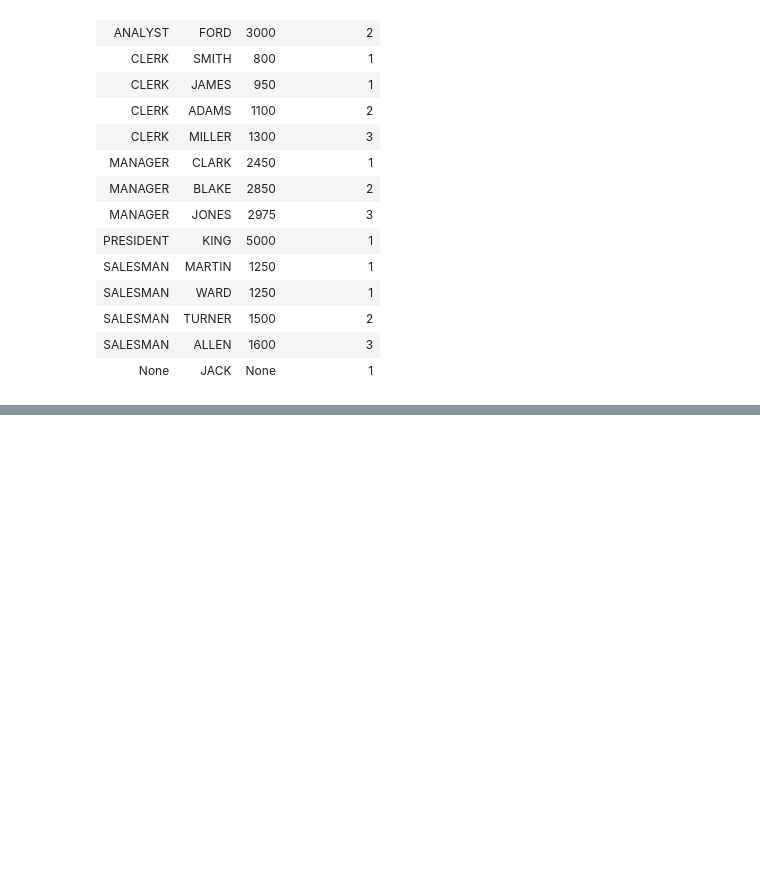
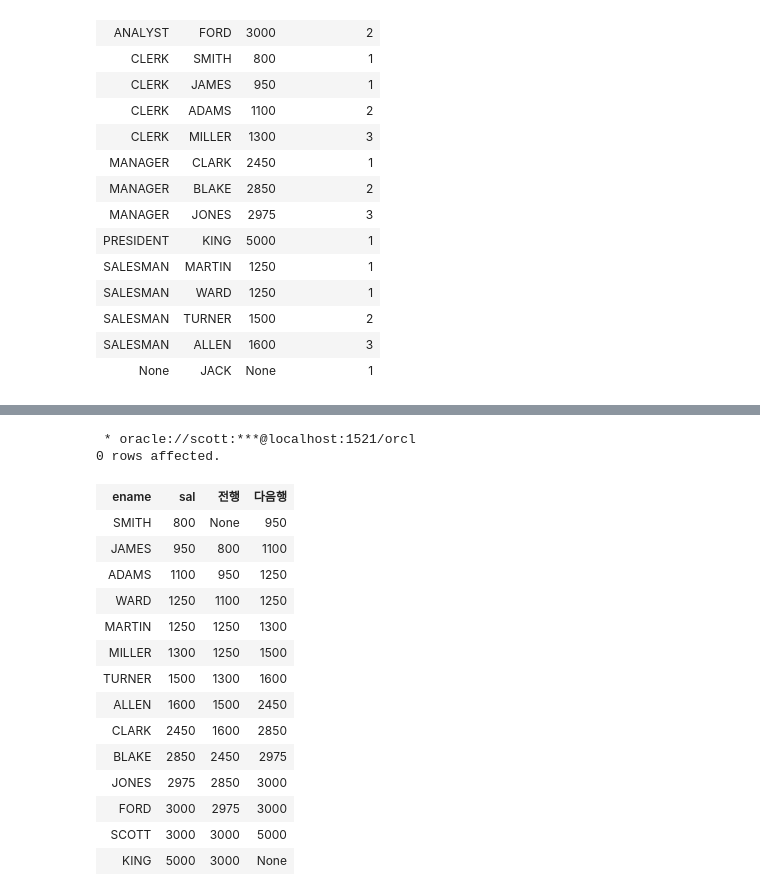
Before and after one commit to unknown-jun/Oracle_SQL, a Jupyter notebook: Part 2_9. 데이터 분석함수.ipynb, the cells around one changed output, grey strips where cells are left out. Saved outputs shown, nothing was run; the diff lists cells and outputs as text; code cells hidden in the pictures; blank space fills up the shorter version.

```diff
--- a/Part 2_9. 데이터 분석함수.ipynb
+++ b/Part 2_9. 데이터 분석함수.ipynb
@@ -498,0 +658,25 @@ select replace(ename, case when length(ename) = 4 then substr(ename, -2, 1)
+# %%
+%%sql
+
+select ename, sal, lag(sal, 1) over ( order by sal asc ) as 전행,
+                   lead(sal,1) over ( order by sal asc ) as 다음행
+    from emp
+    where sal is not null
+# %% [output]
+ * oracle://scott:***@localhost:1521/orcl
+0 rows affected.
+| ename | sal | 전행 | 다음행 |
+| SMITH | 800 | None | 950 |
+| JAMES | 950 | 800 | 1100 |
+| ADAMS | 1100 | 950 | 1250 |
+| WARD | 1250 | 1100 | 1250 |
+| MARTIN | 1250 | 1250 | 1300 |
+| MILLER | 1300 | 1250 | 1500 |
+| TURNER | 1500 | 1300 | 1600 |
+| ALLEN | 1600 | 1500 | 2450 |
+| CLARK | 2450 | 1600 | 2850 |
+| BLAKE | 2850 | 2450 | 2975 |
+| JONES | 2975 | 2850 | 3000 |
+| FORD | 3000 | 2975 | 3000 |
+| SCOTT | 3000 | 3000 | 5000 |
+| KING | 5000 | 3000 | None |
```
Also changed, not shown: parts of 29 cells of this notebook.
